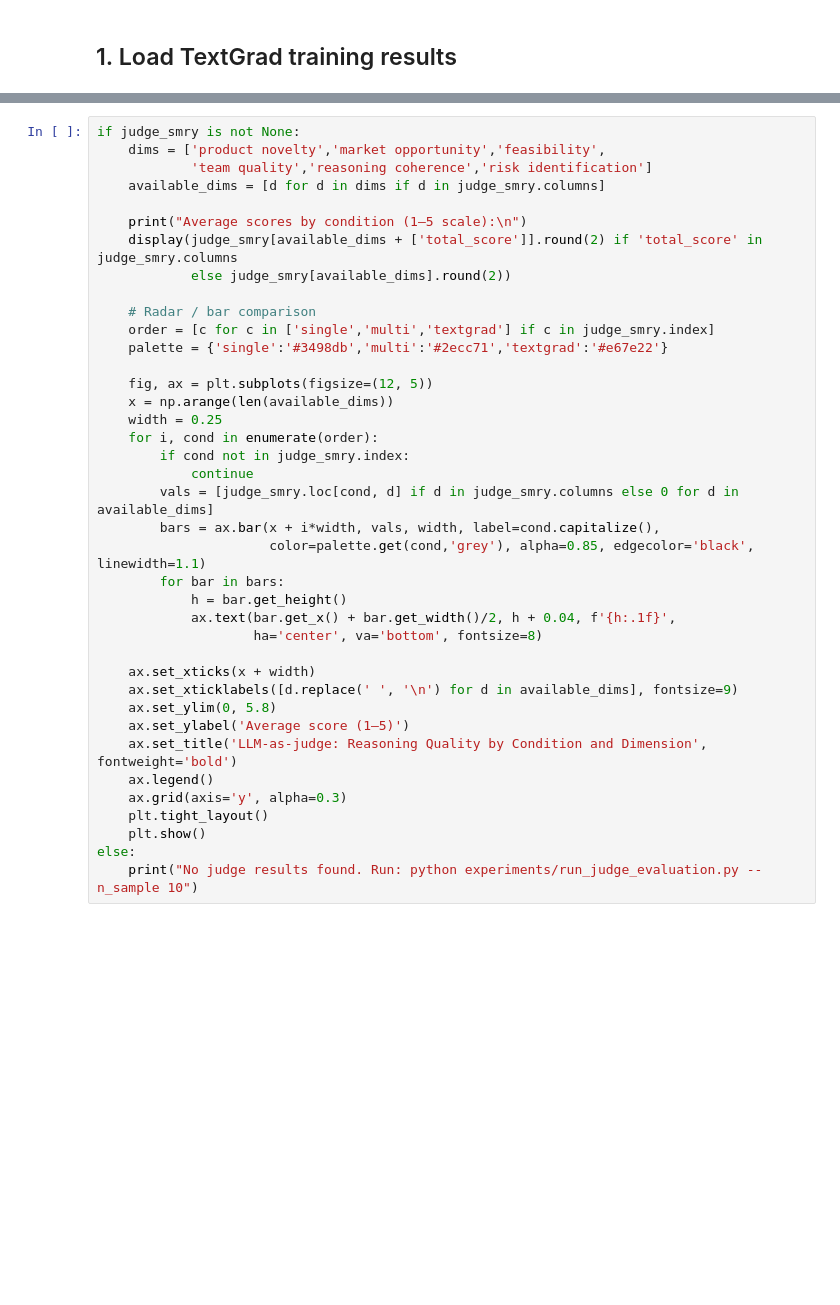
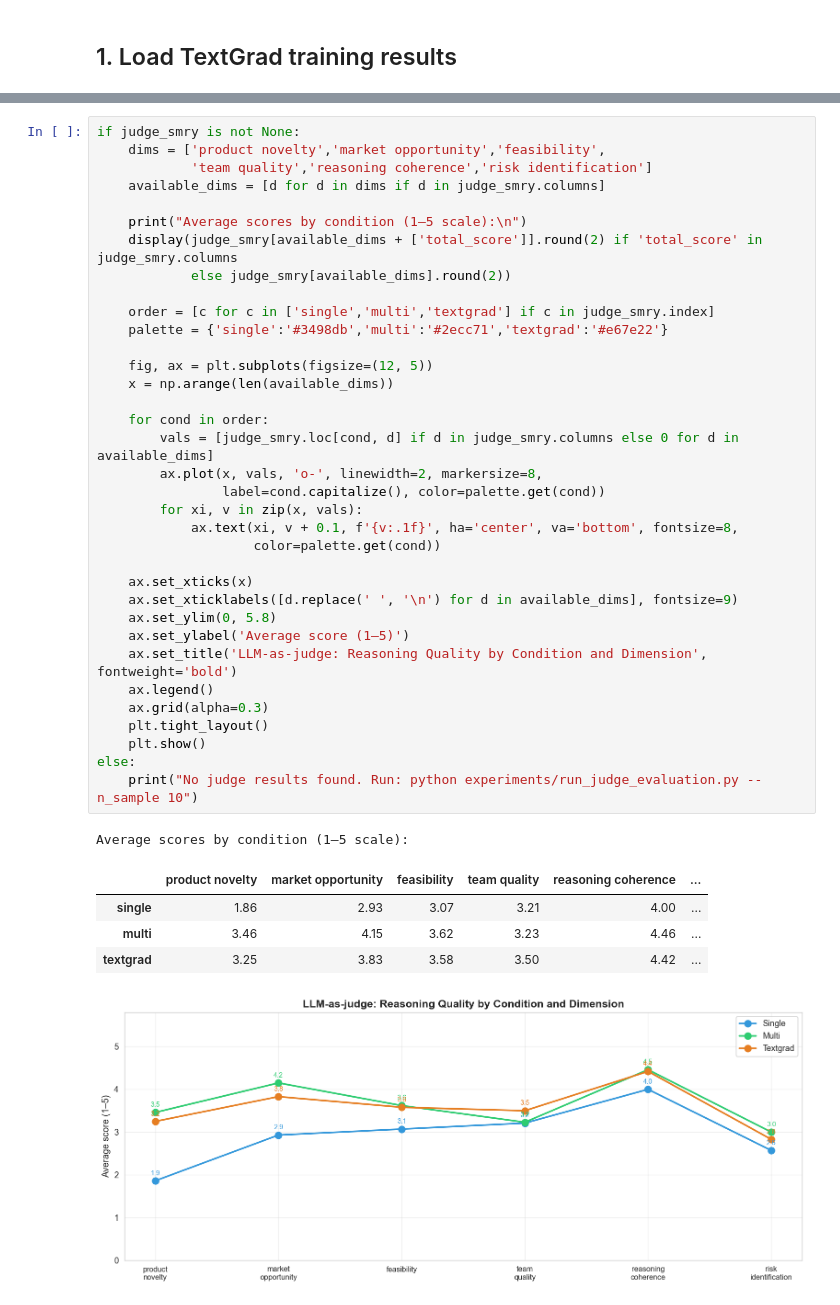
Before and after one commit to louisewiljander/llm-vc-decision-textgrad, a Jupyter notebook: notebooks/textgrad_visualization.ipynb, the cells around one changed output, grey strips where cells are left out. Cells and saved outputs as stored; diff of their text form; blank space fills up the shorter version.

```diff
--- a/notebooks/textgrad_visualization.ipynb
+++ b/notebooks/textgrad_visualization.ipynb
@@ -336,42 +367,45 @@ NameError: name 'PROJECT_ROOT' is not defined
 # %%
 if judge_smry is not None:
     dims = ['product novelty','market opportunity','feasibility',
             'team quality','reasoning coherence','risk identification']
     available_dims = [d for d in dims if d in judge_smry.columns]
 
     print("Average scores by condition (1–5 scale):\n")
     display(judge_smry[available_dims + ['total_score']].round(2) if 'total_score' in judge_smry.columns
             else judge_smry[available_dims].round(2))
 
-    # Radar / bar comparison
     order = [c for c in ['single','multi','textgrad'] if c in judge_smry.index]
     palette = {'single':'#3498db','multi':'#2ecc71','textgrad':'#e67e22'}
 
     fig, ax = plt.subplots(figsize=(12, 5))
     x = np.arange(len(available_dims))
-    width = 0.25
-    for i, cond in enumerate(order):
-        if cond not in judge_smry.index:
-            continue
+
+    for cond in order:
         vals = [judge_smry.loc[cond, d] if d in judge_smry.columns else 0 for d in available_dims]
-        bars = ax.bar(x + i*width, vals, width, label=cond.capitalize(),
-                      color=palette.get(cond,'grey'), alpha=0.85, edgecolor='black', linewidth=1.1)
-        for bar in bars:
-            h = bar.get_height()
-            ax.text(bar.get_x() + bar.get_width()/2, h + 0.04, f'{h:.1f}',
-                    ha='center', va='bottom', fontsize=8)
+        ax.plot(x, vals, 'o-', linewidth=2, markersize=8,
+                label=cond.capitalize(), color=palette.get(cond))
+        for xi, v in zip(x, vals):
+            ax.text(xi, v + 0.1, f'{v:.1f}', ha='center', va='bottom', fontsize=8,
+                    color=palette.get(cond))
 
-    ax.set_xticks(x + width)
+    ax.set_xticks(x)
     ax.set_xticklabels([d.replace(' ', '\n') for d in available_dims], fontsize=9)
     ax.set_ylim(0, 5.8)
     ax.set_ylabel('Average score (1–5)')
     ax.set_title('LLM-as-judge: Reasoning Quality by Condition and Dimension', fontweight='bold')
     ax.legend()
-    ax.grid(axis='y', alpha=0.3)
+    ax.grid(alpha=0.3)
     plt.tight_layout()
     plt.show()
 else:
     print("No judge results found. Run: python experiments/run_judge_evaluation.py --n_sample 10")
+# %% [output]
+Average scores by condition (1–5 scale):
+|  | product novelty | market opportunity | feasibility | team quality | reasoning coherence | ... |
+| single | 1.86 | 2.93 | 3.07 | 3.21 | 4.00 | ... |
+| multi | 3.46 | 4.15 | 3.62 | 3.23 | 4.46 | ... |
+| textgrad | 3.25 | 3.83 | 3.58 | 3.50 | 4.42 | ... |
+[figure, added]
 # %%
 # Per-startup breakdown
 if judge_df is not None and not judge_df.empty:
```
Also changed, not shown: parts of 22 cells of this notebook.
